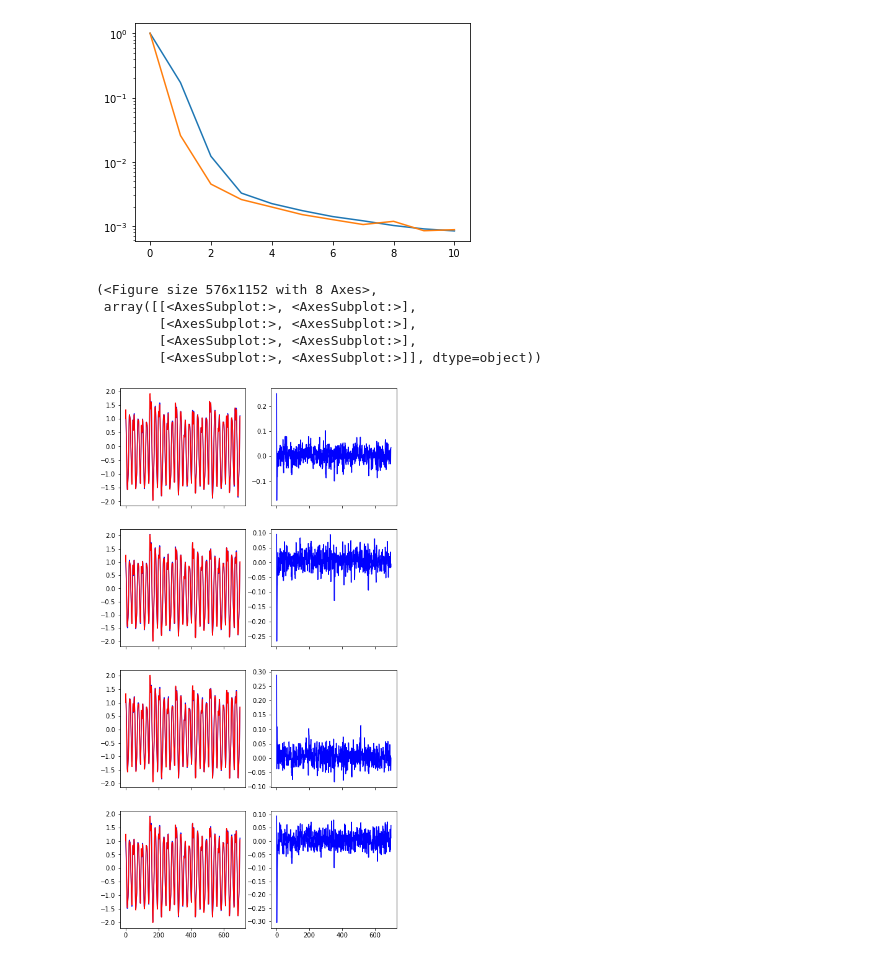
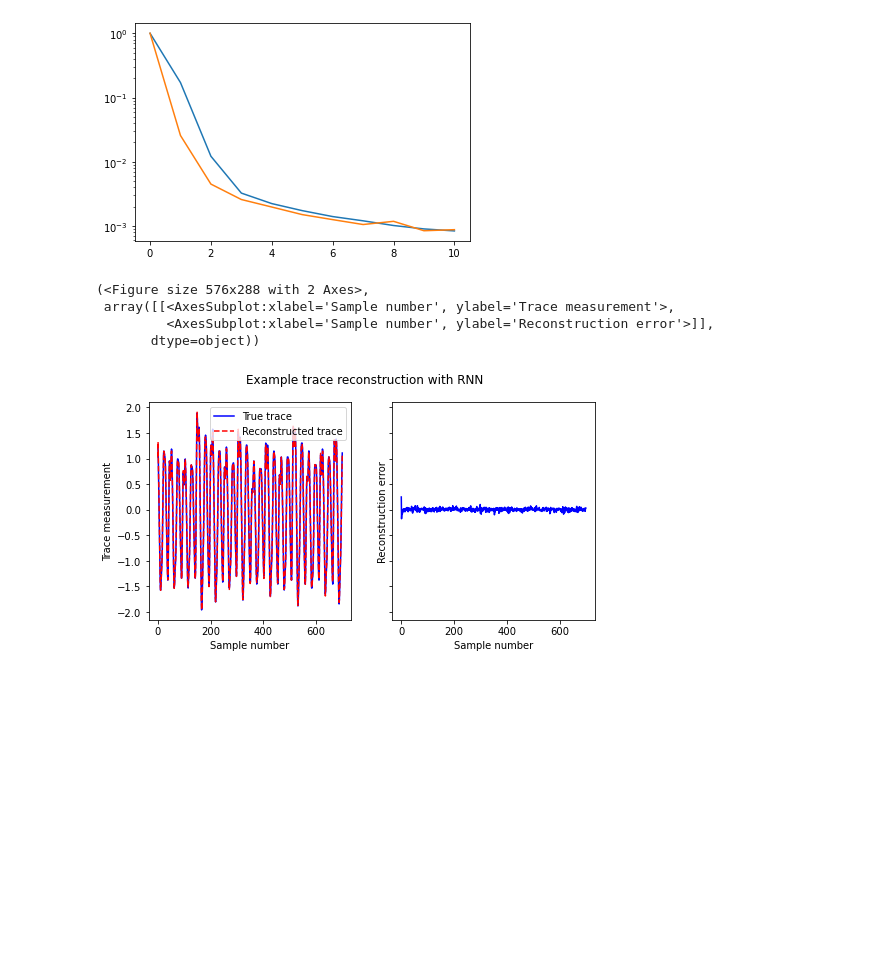
Before and after one commit to jimgammell/sca_defense, a Jupyter notebook: train_lstm_autoencoder.ipynb, the cells around one changed output. Saved outputs shown, nothing was run; the diff lists cells and outputs as text; code cells hidden in the pictures; blank space fills up the shorter version.

Commit message:
Made plot look a bit better

```diff
--- a/train_lstm_autoencoder.ipynb
+++ b/train_lstm_autoencoder.ipynb
@@ -110,12 +110,11 @@ plt.yscale('log')
 [figure]
 # %%
 from display_results import plot_autoencoder_traces
-traces = next(iter(test_dataloader))[0][:4]
+traces = next(iter(test_dataloader))[0][:1]
 plot_autoencoder_traces(traces, model, device)
 # %% [output]
-(<Figure size 576x1152 with 8 Axes>,
- array([[<AxesSubplot:>, <AxesSubplot:>],
-        [<AxesSubplot:>, <AxesSubplot:>],
-        [<AxesSubplot:>, <AxesSubplot:>],
-        [<AxesSubplot:>, <AxesSubplot:>]], dtype=object))
+(<Figure size 576x288 with 2 Axes>,
+ array([[<AxesSubplot:xlabel='Sample number', ylabel='Trace measurement'>,
+         <AxesSubplot:xlabel='Sample number', ylabel='Reconstruction error'>]],
+       dtype=object))
-[figure, old version]
+[figure, new version]
```
Also changed, not shown: parts of 1 cell of this notebook, 2 other files.
